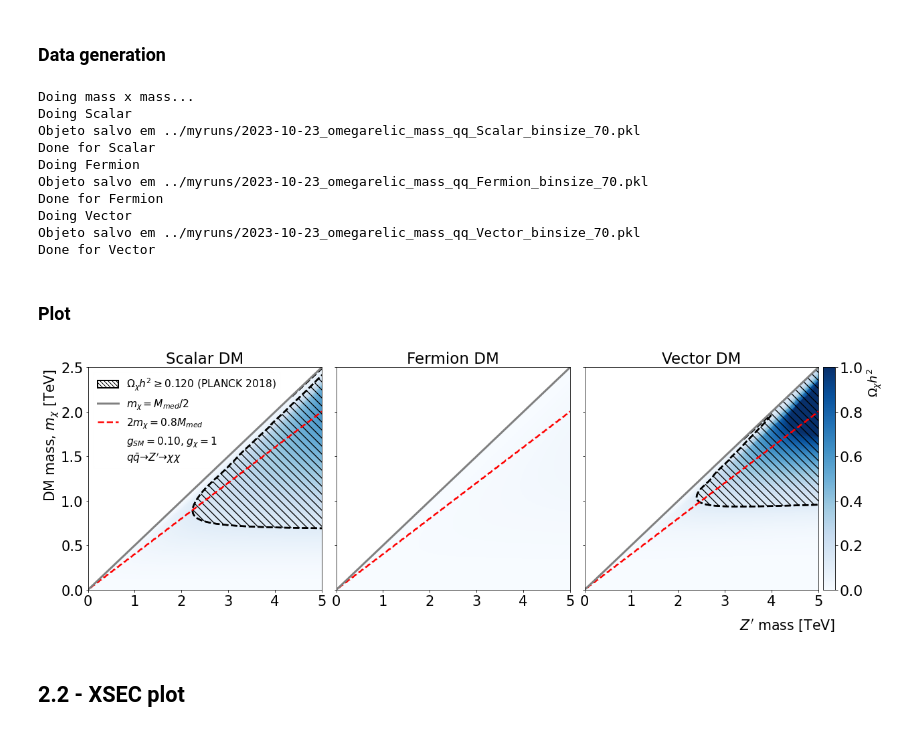
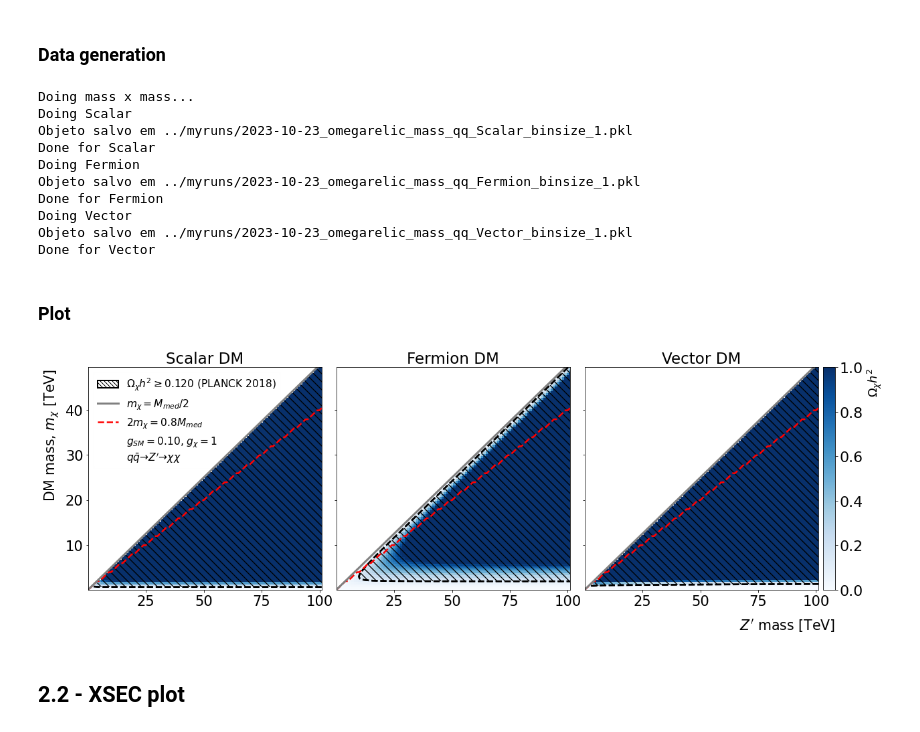
Before and after one commit to mardesoushi/resonant-dm-relic, a Jupyter notebook: notebooks/2023-10-18-generate_figures_mass.ipynb, the cells around one changed output. Saved outputs shown, nothing was run; the diff lists cells and outputs as text; code cells hidden in the pictures.

```diff
--- a/notebooks/2023-10-18-generate_figures_mass.ipynb
+++ b/notebooks/2023-10-18-generate_figures_mass.ipynb
@@ -208,17 +226,17 @@ doing Vector
 # omegarelic_mass_old = pickle.load(omega_file)
 # omega_file.close()
 
-binsize_ohm = 70
+binsize_ohm = 1
 dM = 1/binsize_ohm
 dmx = 0.5/binsize_ohm
 #Mediator mass [Tev] #
 Mmed_min = 0.0001
-Mmed_max = 5.1
+Mmed_max = 101.1
 Mmed_arr = np.arange(Mmed_min, Mmed_max, dM)
 
 # DM particle mass [Tev] #
 mx_min = 0.0001
-mx_max = 2.6
+mx_max = 50.0
 mx_arr = np.arange(mx_min, mx_max, dmx)
 
 # Define a grid
@@ -252,31 +270,31 @@ for fignumber, dmname in enumerate(sig0.dmnames):
 # %% [output]
 Doing mass x mass...
 Doing Scalar
-Objeto salvo em ../myruns/2023-10-23_omegarelic_mass_qq_Scalar_binsize_70.pkl
+Objeto salvo em ../myruns/2023-10-23_omegarelic_mass_qq_Scalar_binsize_1.pkl
 Done for Scalar
 Doing Fermion
-Objeto salvo em ../myruns/2023-10-23_omegarelic_mass_qq_Fermion_binsize_70.pkl
+Objeto salvo em ../myruns/2023-10-23_omegarelic_mass_qq_Fermion_binsize_1.pkl
 Done for Fermion
 Doing Vector
-Objeto salvo em ../myruns/2023-10-23_omegarelic_mass_qq_Vector_binsize_70.pkl
+Objeto salvo em ../myruns/2023-10-23_omegarelic_mass_qq_Vector_binsize_1.pkl
 Done for Vector
 # %% [markdown]
 ### Plot
 # %%
-binsize_ohm = 70
+binsize_ohm = 1
 process = 'qq'
 Nf_x = gp.Nf_ee if process == 'ee' else gp.Nf_qq
 gr0 = gp.gr0_e if process == 'ee' else gp.gr0_q
 
 
 omegarelic_mass = {}
 for dmname in sig0.dmnames:
     omegarelic_mass[dmname]  = gp.load_obj(f'../myruns/{today}_omegarelic_mass_{process}_{dmname}_binsize_{binsize_ohm}.pkl')
 
 
 cb2d.cb_plot3x1_relic(process, f'6-omega-relic-{process}-mass' , omegarelic_mass, sig0.dmnames, gr0)
 # %% [output]
-[figure, old version]
+[figure, new version]
 # %% [markdown]
 ## 2.2 - XSEC plot
 # %% [markdown]
```
Also changed, not shown: parts of 2 cells of this notebook, 27 other files.
